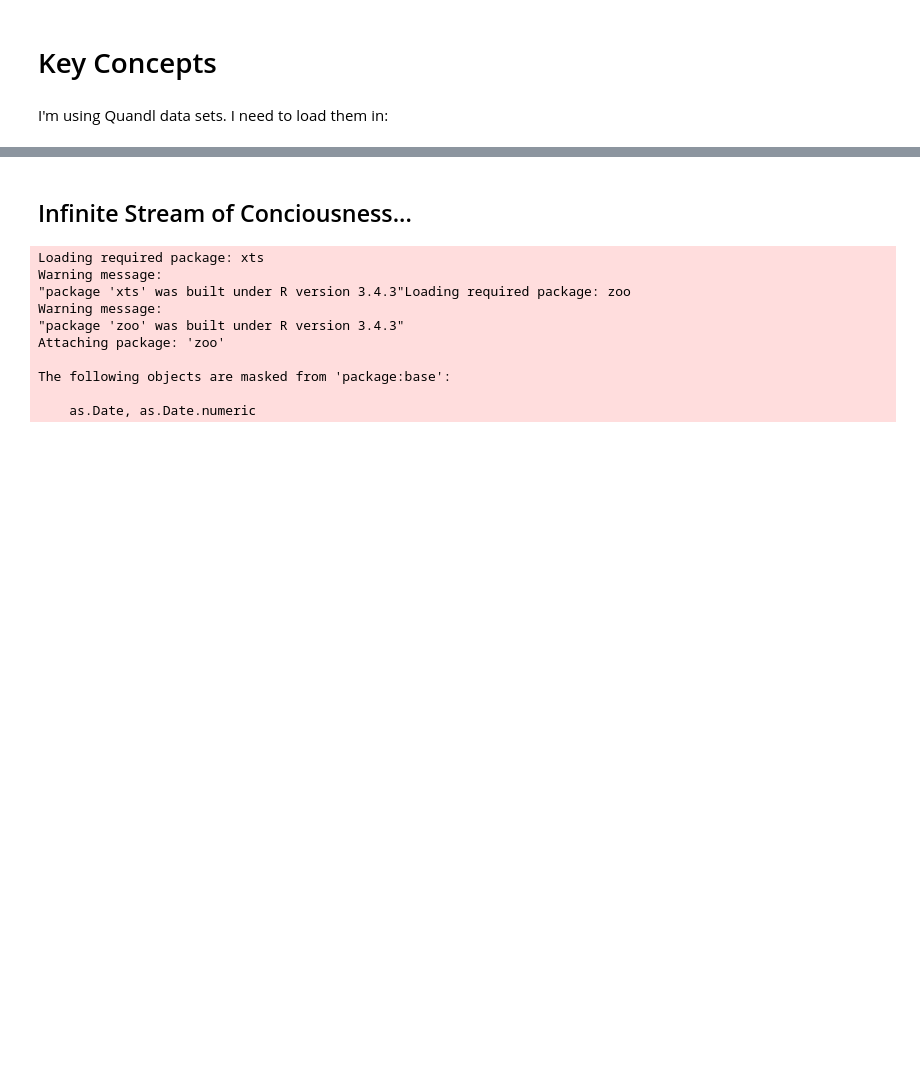
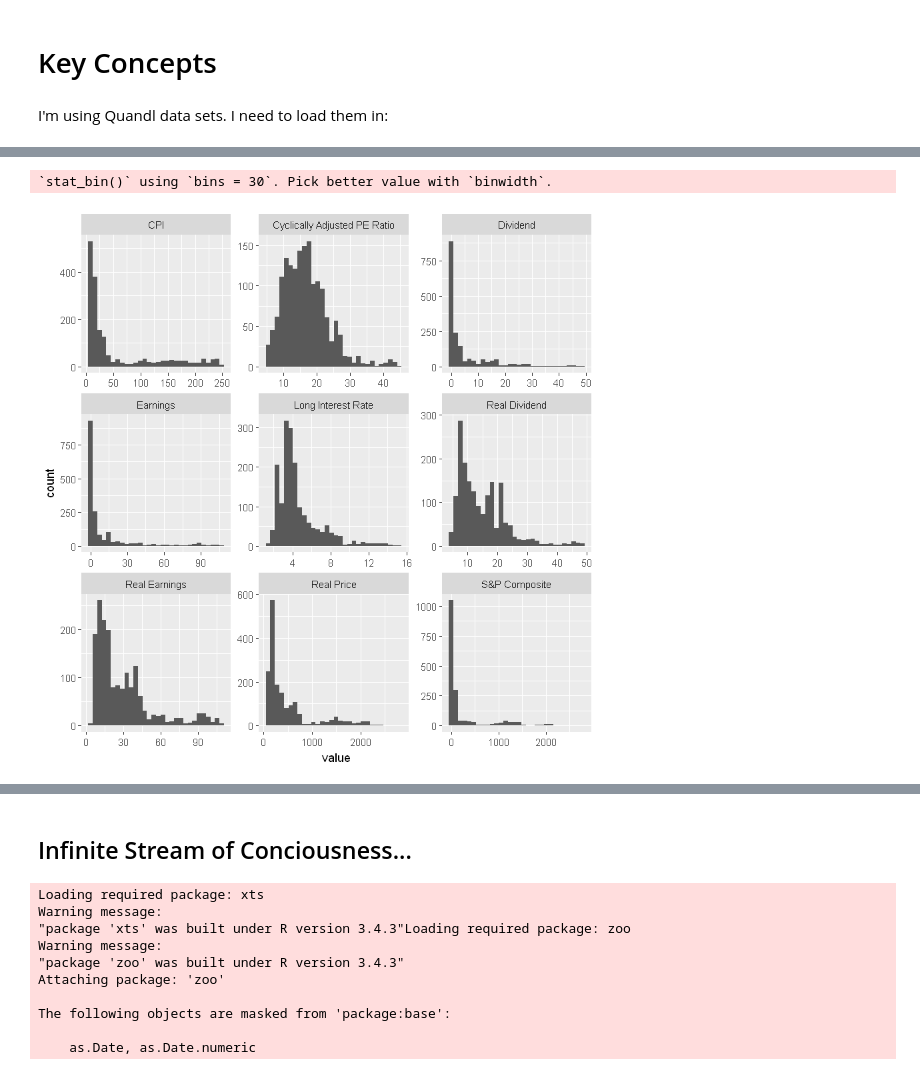
Before and after one commit to mallen69/Project_Sprint_7, a Jupyter notebook: Sprint06_Preliminary_Findings_and_Hypothesis/Jon_Honda.ipynb, the cells around one changed output, grey strips where cells are left out. Cells and saved outputs as stored; diff of their text form; code cells hidden in the pictures; blank space fills up the shorter version.

```diff
--- a/Sprint06_Preliminary_Findings_and_Hypothesis/Jon_Honda.ipynb
+++ b/Sprint06_Preliminary_Findings_and_Hypothesis/Jon_Honda.ipynb
@@ -132,7 +132,5 @@ Qdata <- Quandl("YALE/SPCOMP")
 
 #tidy the data:
 tidy.Qdata <- make.names(names(Qdata), unique=TRUE)
-# names(Qdata)[names(Qdata) == " "] <- "_"
-# names(Qdata)
-head(Qdata,5)
+Qdata<-Qdata[sapply(data, is.numeric)]
 # %% [output]
@@ -163,0 +397,18 @@ In other words, variance is the mean of the squares of the deviations from the a
+# %%
+library(purrr)
+library(tidyr)
+library(ggplot2)
+
+# Qdata %>%
+#   keep(is.numeric) %>%
+#   gather()
+
+Qdata %>%
+  keep(is.numeric) %>%
+  gather() %>%
+  ggplot(aes(value)) +
+    facet_wrap(~ key, scales = "free") +
+    geom_histogram(na.rm = TRUE)
+# %% [output]
+`stat_bin()` using `bins = 30`. Pick better value with `binwidth`.
+[figure, added]
```
Also changed, not shown: parts of 32 cells of this notebook.
